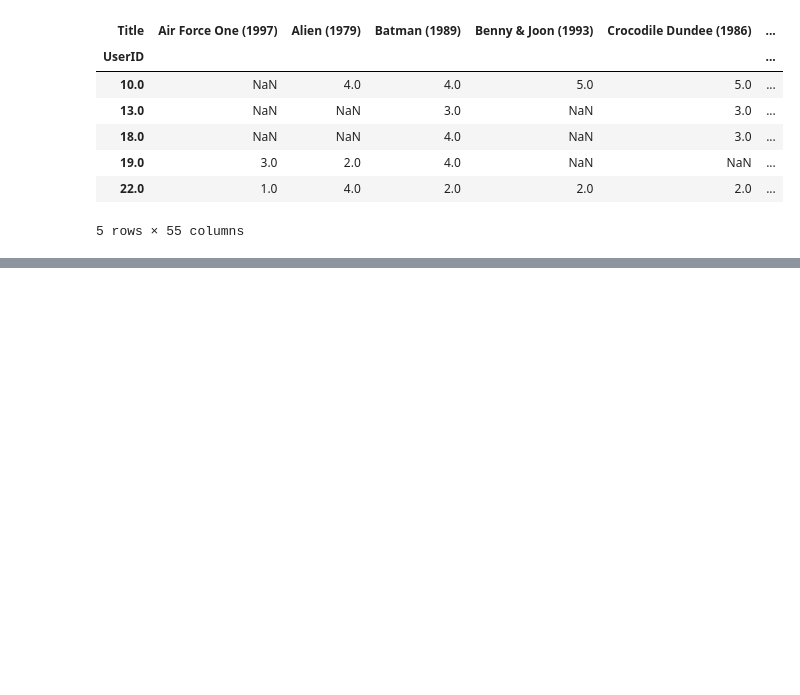
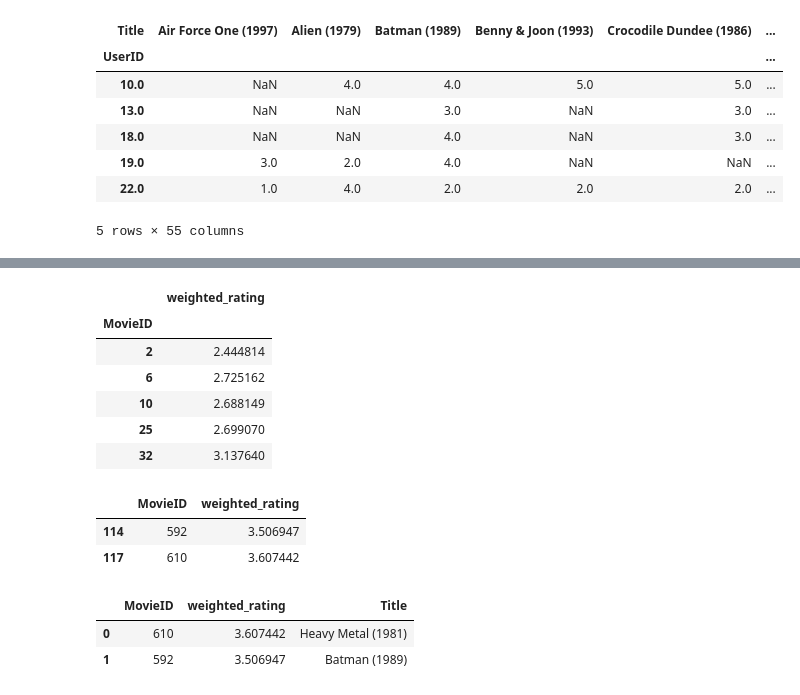
Before and after one commit to phildens/Recomendation_LAb1, a Jupyter notebook: RecomandationProject.ipynb, the cells around one changed output, grey strips where cells are left out. Cells and saved outputs as stored; diff of their text form; code cells hidden in the pictures; blank space fills up the shorter version.

```diff
--- a/RecomandationProject.ipynb
+++ b/RecomandationProject.ipynb
@@ -282,0 +313,26 @@ corr_df = pd.DataFrame(corr_df, columns=["corr"])
+# %%
+top_users_ratings['weighted_rating'] = top_users_ratings['corr'] * top_users_ratings['Rating']
+top_users_ratings.groupby('MovieID').agg({"weighted_rating": "mean"}).head()
+# %% [output]
+|  | weighted_rating |
+| MovieID |  |
+| 2 | 2.444814 |
+| 6 | 2.725162 |
+| 10 | 2.688149 |
+| 25 | 2.699070 |
+| 32 | 3.137640 |
+# %%
+recommendation_df = top_users_ratings.groupby('MovieID').agg({"weighted_rating": "mean"})
+recommendation_df = recommendation_df.reset_index()
+recommendation_df[recommendation_df["weighted_rating"] > 3.5]
+# %% [output]
+|  | MovieID | weighted_rating |
+| 114 | 592 | 3.506947 |
+| 117 | 610 | 3.607442 |
+# %%
+movies_to_be_recommend = recommendation_df[recommendation_df["weighted_rating"] > 3.5].sort_values("weighted_rating", ascending=False)
+movies_to_be_recommend.merge(movies[["MovieID", "Title"]])
+# %% [output]
+|  | MovieID | weighted_rating | Title |
+| 0 | 610 | 3.607442 | Heavy Metal (1981) |
+| 1 | 592 | 3.506947 | Batman (1989) |
```
Also changed, not shown: parts of 11 cells of this notebook.
